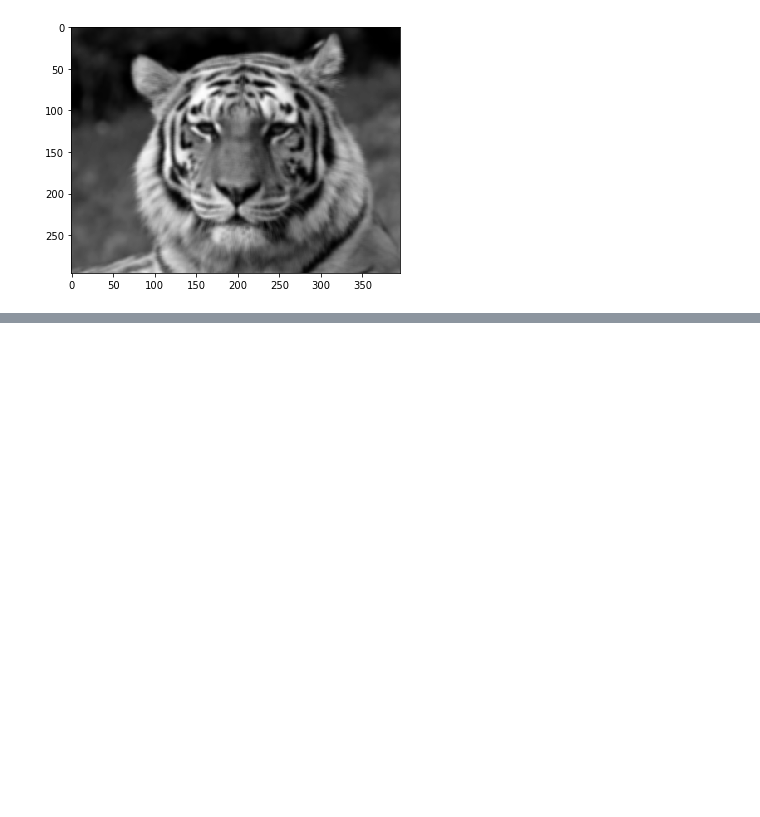
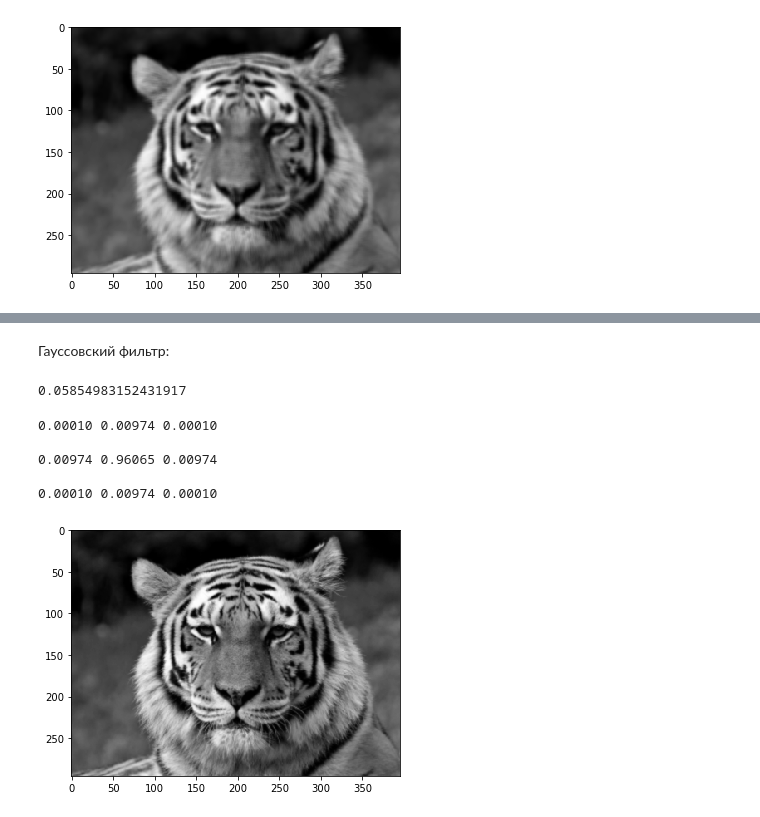
Before and after one commit to e-kondr01/cs173, a Jupyter notebook: module3/stepik_module3.ipynb, the cells around one changed output, grey strips where cells are left out. Saved outputs shown, nothing was run; the diff lists cells and outputs as text; code cells hidden in the pictures; blank space fills up the shorter version.

```diff
--- a/module3/stepik_module3.ipynb
+++ b/module3/stepik_module3.ipynb
@@ -23,0 +25,14 @@ imshow(out_img)
+# %%
+from scipy.signal import convolve2d
+from numpy import array, clip
+
+
+f = array([[1, 1, 1, 1, 1],
+           [1, 1, 1, 1, 1],
+           [1, 1, 1, 1, 1],
+           [1, 1, 1, 1, 1],
+           [1, 1, 1, 1, 1]])
+out_img = convolve2d(img, f, mode='valid')
+out_img = out_img / 25
+out_img = out_img.astype('uint8')
+imshow(out_img)
@@ -23,0 +42,20 @@ imshow(out_img)
+# %% [markdown]
+Гауссовский фильтр:
+# %%
+import math
+
+
+def gauss_box(sig, x0, y0):
+    filter_box = []
+    for x in range(- sig * 3, sig * 3 + 1):
+        filter_box.append([])
+        for y in range(- sig * 3, sig * 3 + 1):
+            gauss_value = (1/(2*math.pi*sig**2))*math.e**(-0.5*((x**2 + y**2)/sig**2))
+            filter_box[x + sig*3].append(gauss_value)
+
+    return filter_box[x0 + sig*3][y0+sig*3]
+
+
+gauss_box(1, 1, 1)
+# %% [output]
+0.05854983152431917
@@ -23,0 +80,32 @@ imshow(out_img)
+# %%
+print_gauss_box(0.33)
+# %% [output]
+0.00010 0.00974 0.00010
+
+0.00974 0.96065 0.00974
+
+0.00010 0.00974 0.00010
+# %%
+def gauss_filter(img, sig):
+    k = round(sig * 6) + 1
+    S = 0
+    filter_box = []
+    for x in range(-(k // 2), k // 2 + 1):
+        filter_box.append([])
+        for y in range(-(k // 2), k // 2 +1):
+            gauss_value = (1 / (2 * math.pi * math.pow(sig, 2))) * math.pow(math.e, ((-x ** 2 - y ** 2) / (2 * sig ** 2)))
+            filter_box[x + k // 2].append(gauss_value)
+            S += gauss_value
+    for x in range(k):
+        for y in range(k):
+            filter_box[x][y] /= S
+
+    out_img = convolve2d(img, filter_box, mode='valid')
+    out_img = out_img.astype('uint8')
+    imshow(out_img)
+
+
+img = imread('tiger-gray-small.png')
+gauss_filter(img, 0.66)
+# %% [output]
+[figure, added]
```
Also changed, not shown: parts of 9 cells of this notebook.
